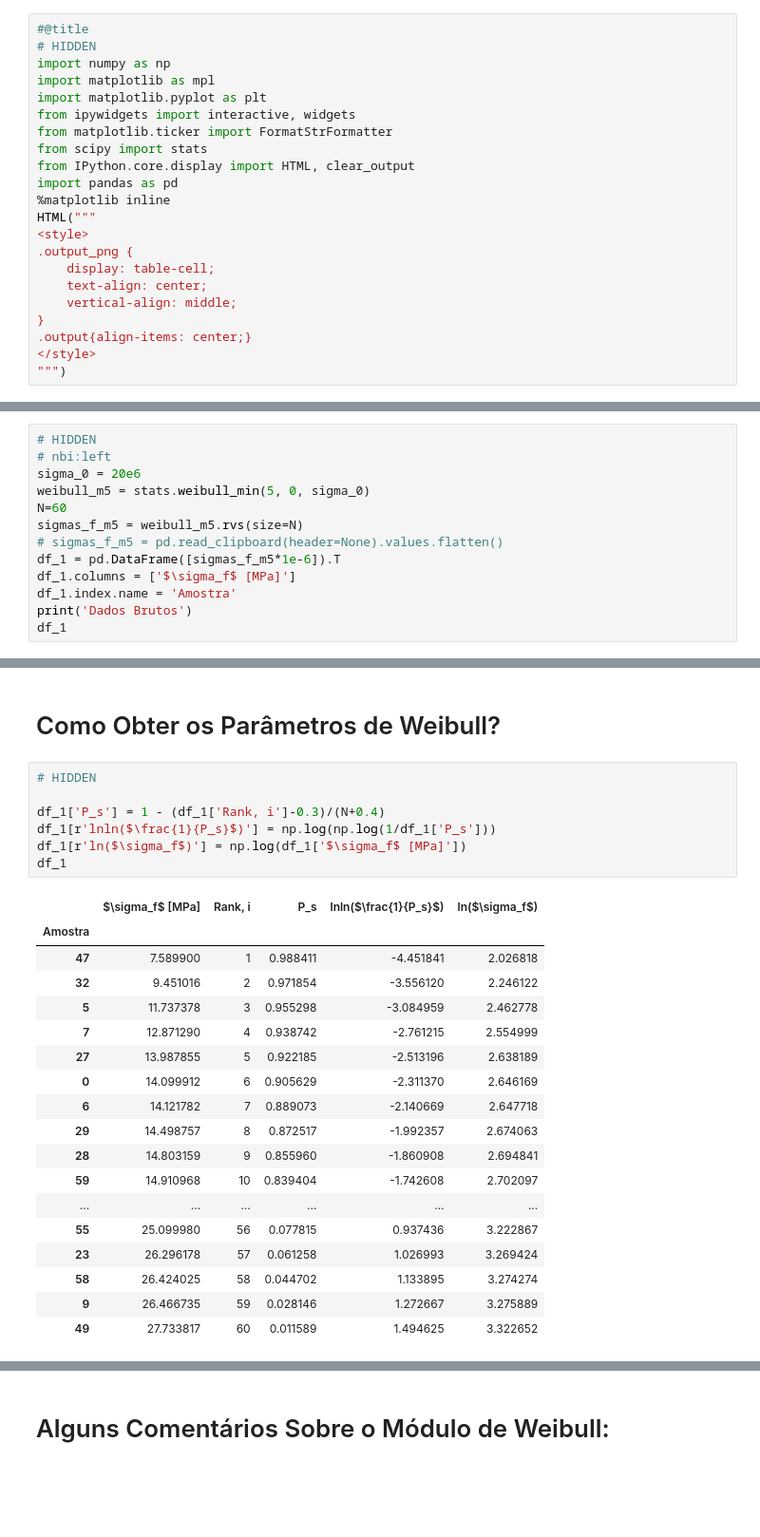
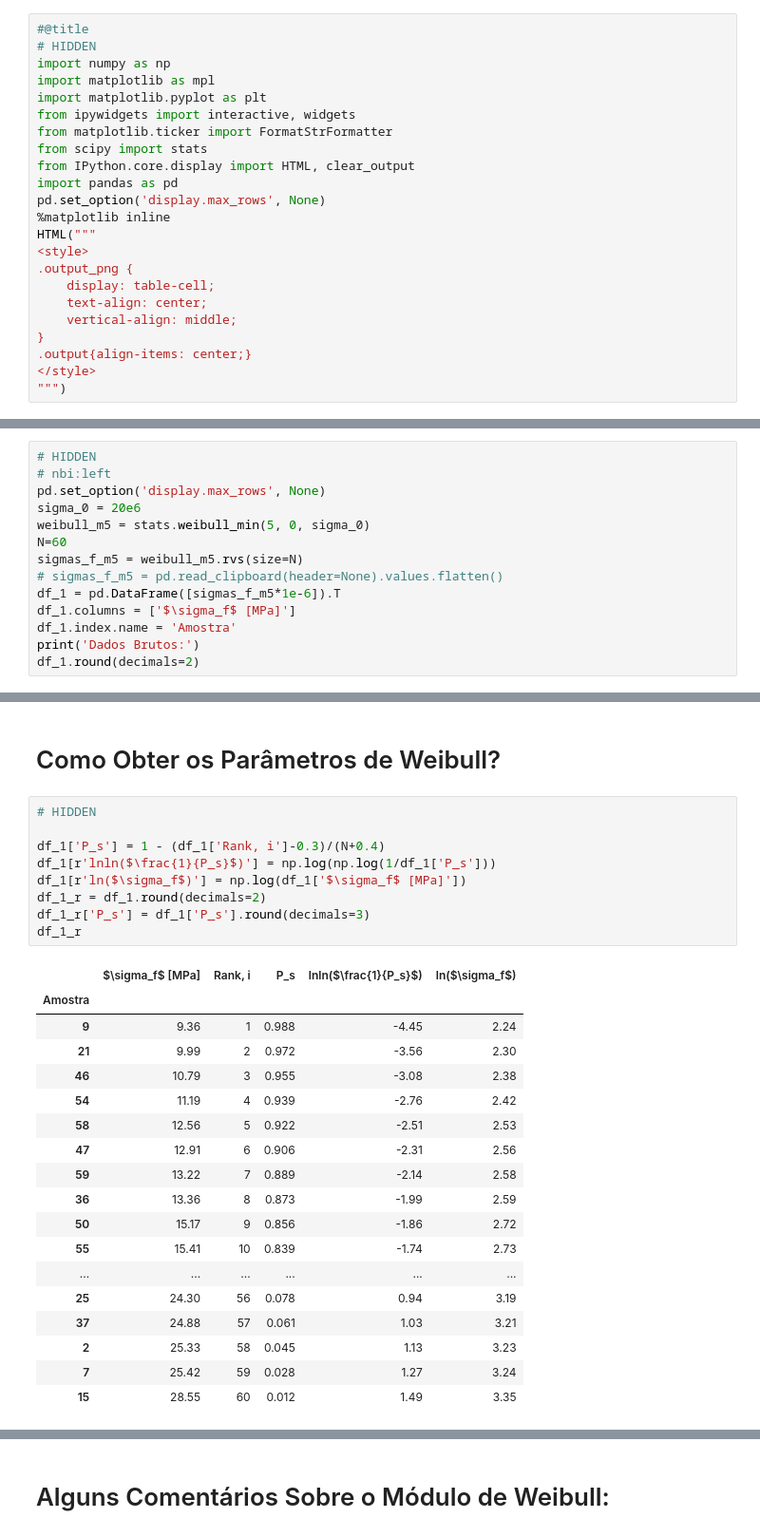
Before and after one commit to MuriloHMoreira/host_widgets, a Jupyter notebook: aula_weibull.ipynb, the cells around one changed output, grey strips where cells are left out. Shown at 95% size. Saved outputs shown, nothing was run; the diff lists cells and outputs as text; blank space fills up the shorter version.

```diff
--- a/aula_weibull.ipynb
+++ b/aula_weibull.ipynb
@@ -9,6 +9,7 @@ from matplotlib.ticker import FormatStrFormatter
 from scipy import stats
 from IPython.core.display import HTML, clear_output
 import pandas as pd
+pd.set_option('display.max_rows', None)
 %matplotlib inline
 HTML("""
 <style>
@@ -1027,6 +1053,7 @@ Entretanto, para este *plot* é necessário a probabilidade de sobrevivência ca
 # %%
 # HIDDEN
 # nbi:left
+pd.set_option('display.max_rows', None)
 sigma_0 = 20e6
 weibull_m5 = stats.weibull_min(5, 0, sigma_0)
 N=60
@@ -1035,6 +1062,6 @@ sigmas_f_m5 = weibull_m5.rvs(size=N)
 df_1 = pd.DataFrame([sigmas_f_m5*1e-6]).T
 df_1.columns = ['$\sigma_f$ [MPa]']
 df_1.index.name = 'Amostra'
-print('Dados Brutos')
-df_1
+print('Dados Brutos:')
+df_1.round(decimals=2)
 # %% [output]
@@ -1095,29 +1122,31 @@ P_f(i) = \frac{i-0.3}{n+0.4}
 # %%
 # HIDDEN
 
 df_1['P_s'] = 1 - (df_1['Rank, i']-0.3)/(N+0.4)
 df_1[r'lnln($\frac{1}{P_s}$)'] = np.log(np.log(1/df_1['P_s']))
 df_1[r'ln($\sigma_f$)'] = np.log(df_1['$\sigma_f$ [MPa]'])
-df_1
+df_1_r = df_1.round(decimals=2)
+df_1_r['P_s'] = df_1['P_s'].round(decimals=3)
+df_1_r
 # %% [output]
 |  | $\sigma_f$ [MPa] | Rank, i | P_s | lnln($\frac{1}{P_s}$) | ln($\sigma_f$) |
 | Amostra |  |  |  |  |  |
-| 47 | 7.589900 | 1 | 0.988411 | -4.451841 | 2.026818 |
-| 32 | 9.451016 | 2 | 0.971854 | -3.556120 | 2.246122 |
-| 5 | 11.737378 | 3 | 0.955298 | -3.084959 | 2.462778 |
-| 7 | 12.871290 | 4 | 0.938742 | -2.761215 | 2.554999 |
-| 27 | 13.987855 | 5 | 0.922185 | -2.513196 | 2.638189 |
-| 0 | 14.099912 | 6 | 0.905629 | -2.311370 | 2.646169 |
-| 6 | 14.121782 | 7 | 0.889073 | -2.140669 | 2.647718 |
-| 29 | 14.498757 | 8 | 0.872517 | -1.992357 | 2.674063 |
-| 28 | 14.803159 | 9 | 0.855960 | -1.860908 | 2.694841 |
-| 59 | 14.910968 | 10 | 0.839404 | -1.742608 | 2.702097 |
+| 9 | 9.36 | 1 | 0.988 | -4.45 | 2.24 |
+| 21 | 9.99 | 2 | 0.972 | -3.56 | 2.30 |
+| 46 | 10.79 | 3 | 0.955 | -3.08 | 2.38 |
+| 54 | 11.19 | 4 | 0.939 | -2.76 | 2.42 |
+| 58 | 12.56 | 5 | 0.922 | -2.51 | 2.53 |
+| 47 | 12.91 | 6 | 0.906 | -2.31 | 2.56 |
+| 59 | 13.22 | 7 | 0.889 | -2.14 | 2.58 |
+| 36 | 13.36 | 8 | 0.873 | -1.99 | 2.59 |
+| 50 | 15.17 | 9 | 0.856 | -1.86 | 2.72 |
+| 55 | 15.41 | 10 | 0.839 | -1.74 | 2.73 |
 | ... | ... | ... | ... | ... | ... |
-| 55 | 25.099980 | 56 | 0.077815 | 0.937436 | 3.222867 |
-| 23 | 26.296178 | 57 | 0.061258 | 1.026993 | 3.269424 |
-| 58 | 26.424025 | 58 | 0.044702 | 1.133895 | 3.274274 |
-| 9 | 26.466735 | 59 | 0.028146 | 1.272667 | 3.275889 |
-| 49 | 27.733817 | 60 | 0.011589 | 1.494625 | 3.322652 |
+| 25 | 24.30 | 56 | 0.078 | 0.94 | 3.19 |
+| 37 | 24.88 | 57 | 0.061 | 1.03 | 3.21 |
+| 2 | 25.33 | 58 | 0.045 | 1.13 | 3.23 |
+| 7 | 25.42 | 59 | 0.028 | 1.27 | 3.24 |
+| 15 | 28.55 | 60 | 0.012 | 1.49 | 3.35 |
 # %%
 # HIDDEN
 def r_squared(y, y_hat):
```
Also changed, not shown: parts of 30 cells of this notebook, 6 other files.
